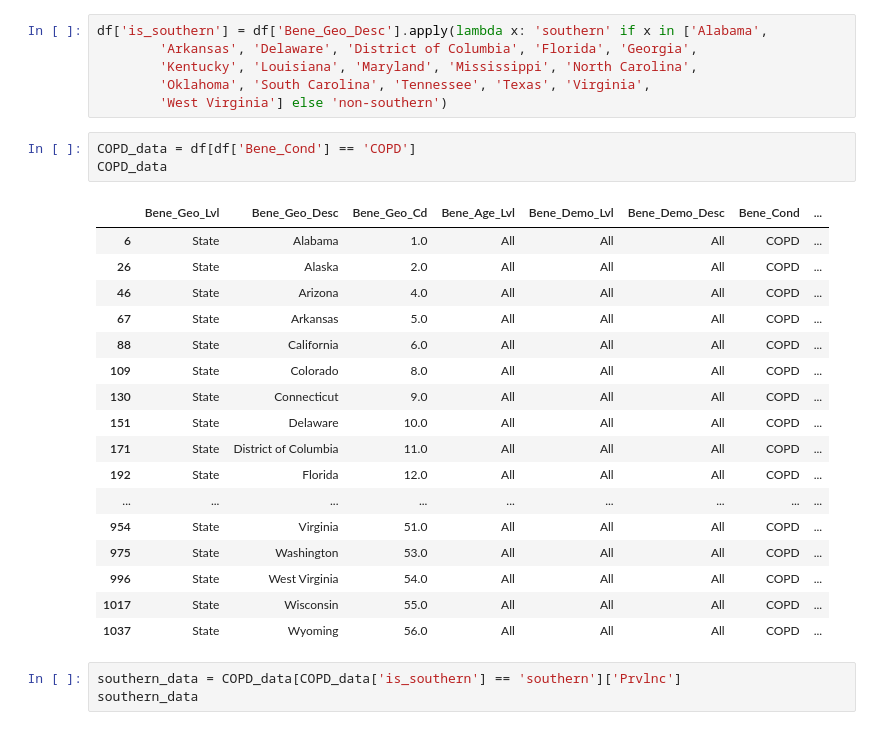
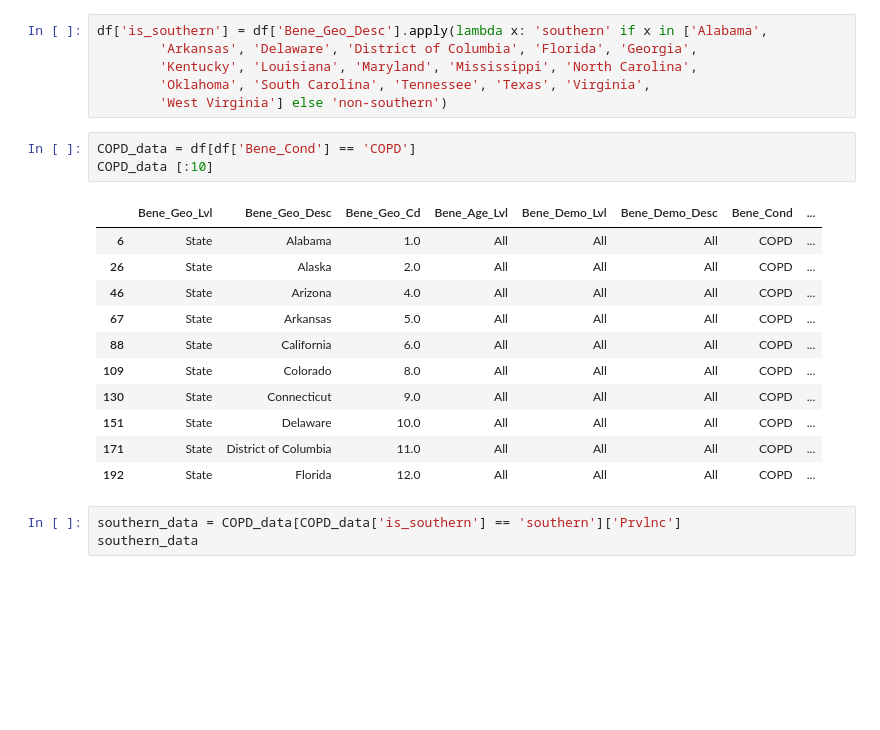
Before and after one commit to Bonjiang/datasci_5_statistics, a Jupyter notebook: 507_W5_HW.ipynb, the cells around one changed output. Cells and saved outputs as stored; diff of their text form; blank space fills up the shorter version.

```diff
--- a/507_W5_HW.ipynb
+++ b/507_W5_HW.ipynb
@@ -91,25 +91,19 @@ df['is_southern'] = df['Bene_Geo_Desc'].apply(lambda x: 'southern' if x in ['Ala
         'West Virginia'] else 'non-southern')
 # %%
 COPD_data = df[df['Bene_Cond'] == 'COPD']
-COPD_data
+COPD_data [:10]
 # %% [output]
 |  | Bene_Geo_Lvl | Bene_Geo_Desc | Bene_Geo_Cd | Bene_Age_Lvl | Bene_Demo_Lvl | Bene_Demo_Desc | Bene_Cond | ... |
 | 6 | State | Alabama | 1.0 | All | All | All | COPD | ... |
 | 26 | State | Alaska | 2.0 | All | All | All | COPD | ... |
 | 46 | State | Arizona | 4.0 | All | All | All | COPD | ... |
 | 67 | State | Arkansas | 5.0 | All | All | All | COPD | ... |
 | 88 | State | California | 6.0 | All | All | All | COPD | ... |
 | 109 | State | Colorado | 8.0 | All | All | All | COPD | ... |
 | 130 | State | Connecticut | 9.0 | All | All | All | COPD | ... |
 | 151 | State | Delaware | 10.0 | All | All | All | COPD | ... |
 | 171 | State | District of Columbia | 11.0 | All | All | All | COPD | ... |
 | 192 | State | Florida | 12.0 | All | All | All | COPD | ... |
-| ... | ... | ... | ... | ... | ... | ... | ... | ... |
-| 954 | State | Virginia | 51.0 | All | All | All | COPD | ... |
-| 975 | State | Washington | 53.0 | All | All | All | COPD | ... |
-| 996 | State | West Virginia | 54.0 | All | All | All | COPD | ... |
-| 1017 | State | Wisconsin | 55.0 | All | All | All | COPD | ... |
-| 1037 | State | Wyoming | 56.0 | All | All | All | COPD | ... |
 # %%
 southern_data = COPD_data[COPD_data['is_southern'] == 'southern']['Prvlnc']
 southern_data
```
